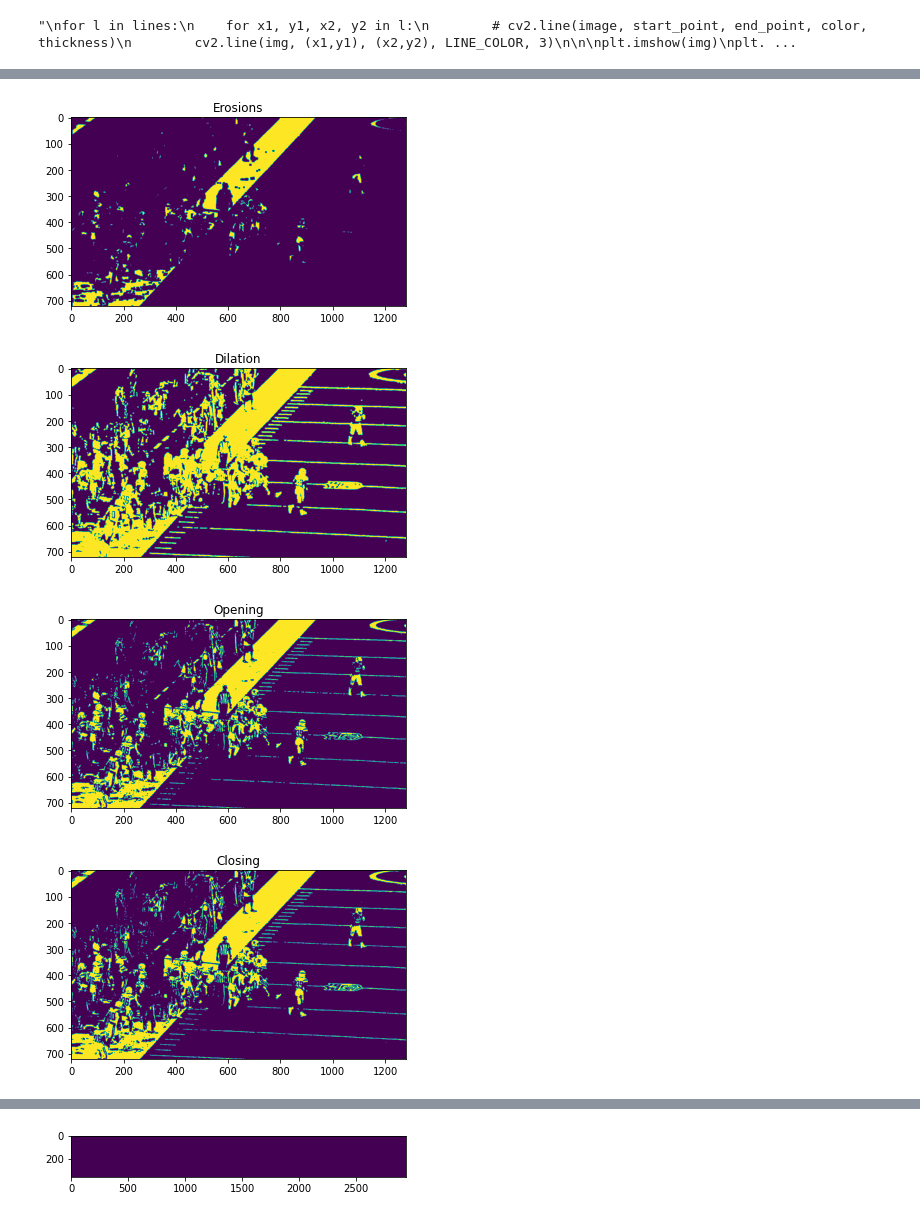
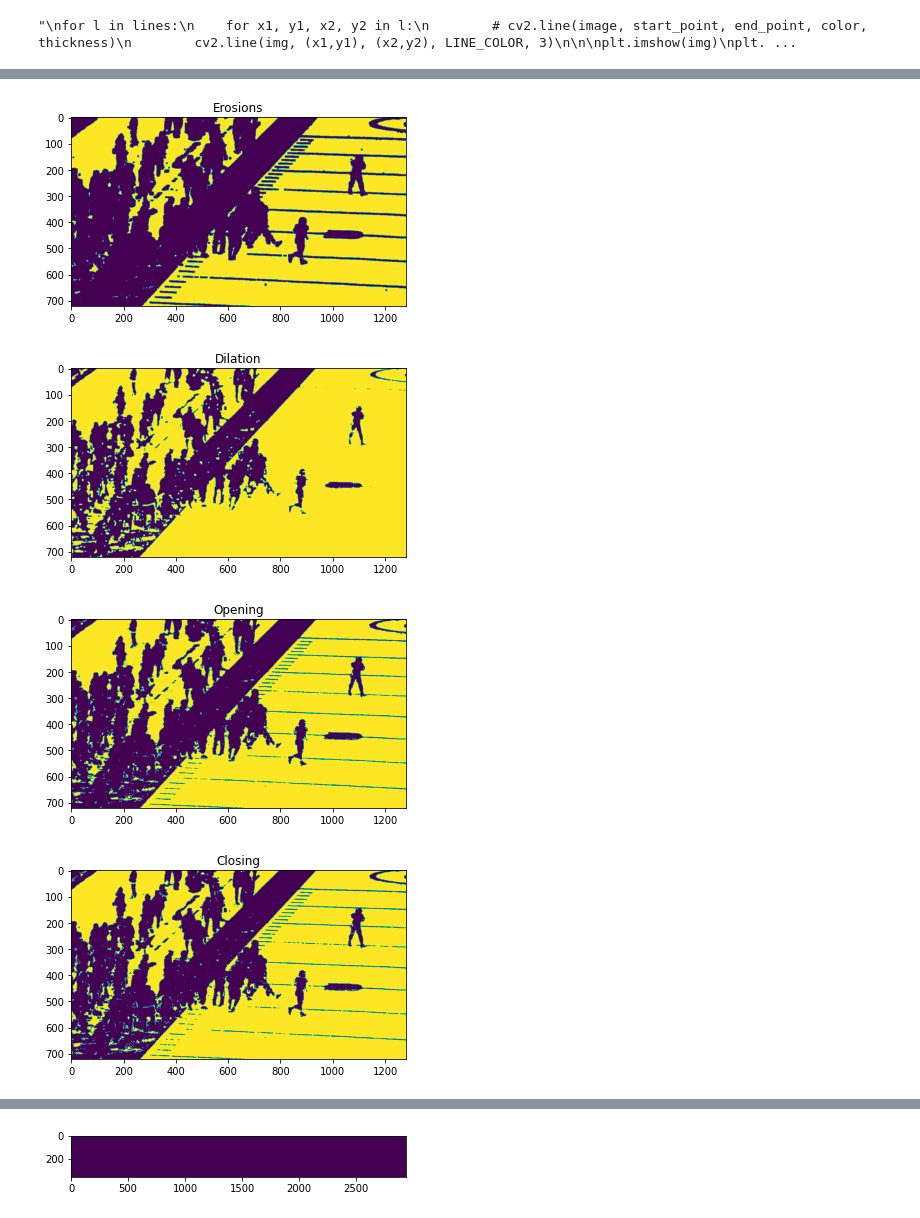
Before and after one commit to prenassipaolo/kaggle_nfl_2021, a Jupyter notebook: test_notebook_hough.ipynb, the cells around one changed output, grey strips where cells are left out. Drawn from its saved outputs; the diff is of its cells as text; code cells hidden in the pictures.

```diff
--- a/test_notebook_hough.ipynb
+++ b/test_notebook_hough.ipynb
@@ -23,8 +55,8 @@ hls_img = cv2.cvtColor(img, cv2.COLOR_BGR2HLS)
 bgr_lower_color = np.array([200,200,200])
 bgr_upper_color = np.array([255,255,255])
 
-hsv_lower_color = np.array([0,0,0])
-hsv_upper_color = np.array([180,60,255])
+hsv_lower_color = np.array([20,0,0])
+hsv_upper_color = np.array([100,255,255])
 
 hls_lower_color = np.array([0,160,0])
 hls_upper_color = np.array([180,255,255])
@@ -99,0 +107,3 @@ plt.show()
+# %%
+final_mask = ~hls_mask&hsv_mask
+#final_mask = ~hls_mask
@@ -244,33 +506,33 @@ len(lines)
 # %%
 # Erosion
 kernel = np.ones((2,2),np.uint8)
-erosions2 = cv2.erode(hls_mask, kernel, iterations = 5)
+erosions2 = cv2.erode(final_mask, kernel, iterations = 5)
 plt.imshow(erosions2)
 plt.title('Erosions')
 plt.show()
 
 # Dilation
-dilation = cv2.dilate(hls_mask, kernel, iterations = 3)
+dilation = cv2.dilate(final_mask, kernel, iterations = 3)
 plt.imshow(dilation)
 plt.title('Dilation')
 plt.show()
 
 # Opening
-opening = cv2.morphologyEx(hls_mask, cv2.MORPH_OPEN, kernel)
+opening = cv2.morphologyEx(final_mask, cv2.MORPH_OPEN, kernel)
 plt.imshow(opening)
 plt.title('Opening')
 plt.show()
 
 # Closing
-closing = cv2.morphologyEx(hls_mask, cv2.MORPH_CLOSE, kernel)
+closing = cv2.morphologyEx(final_mask, cv2.MORPH_CLOSE, kernel)
 plt.imshow(closing)
 plt.title('Closing')
 plt.show()
 # %% [output]
-[figure, old version]
+[figure, new version]
-[figure, old version]
+[figure, new version]
-[figure, old version]
+[figure, new version]
-[figure, old version]
+[figure, new version]
 # %%
 def houg_line_to_polar(line):
     x1, y1, x2, y2 = line
```
Also changed, not shown: parts of 42 cells of this notebook.
